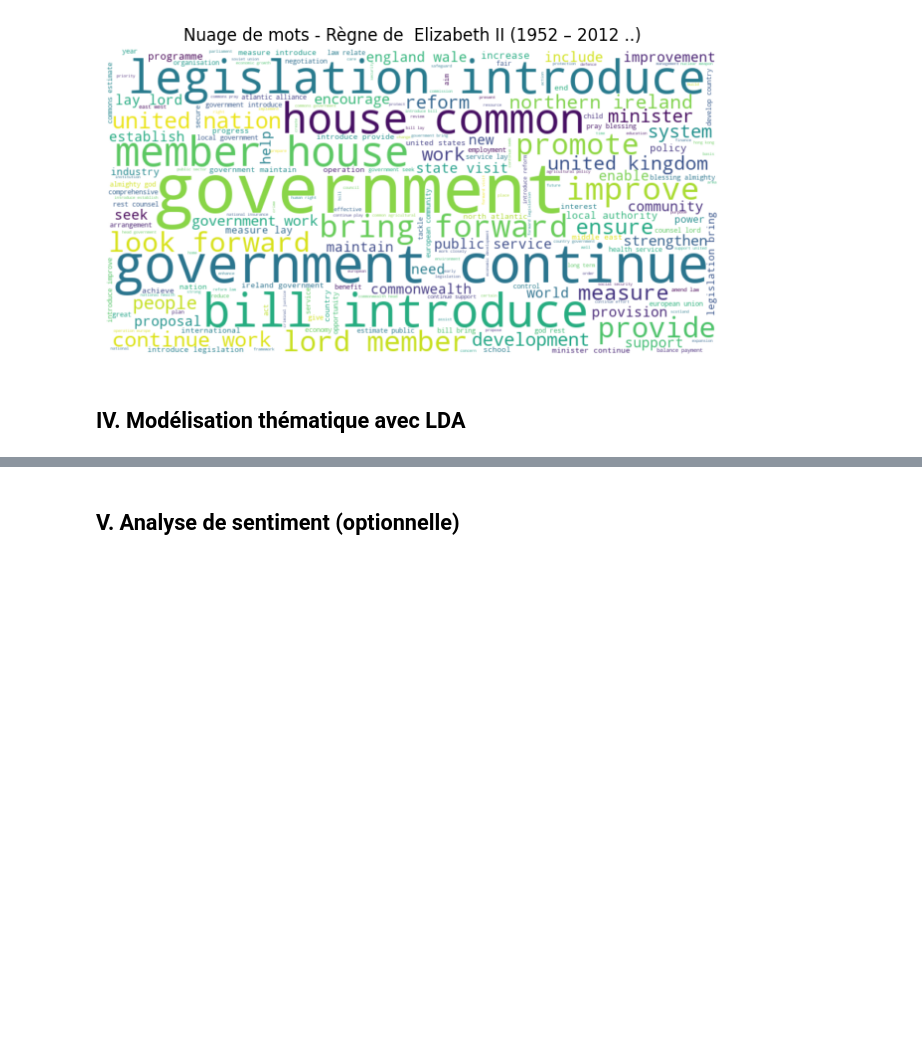
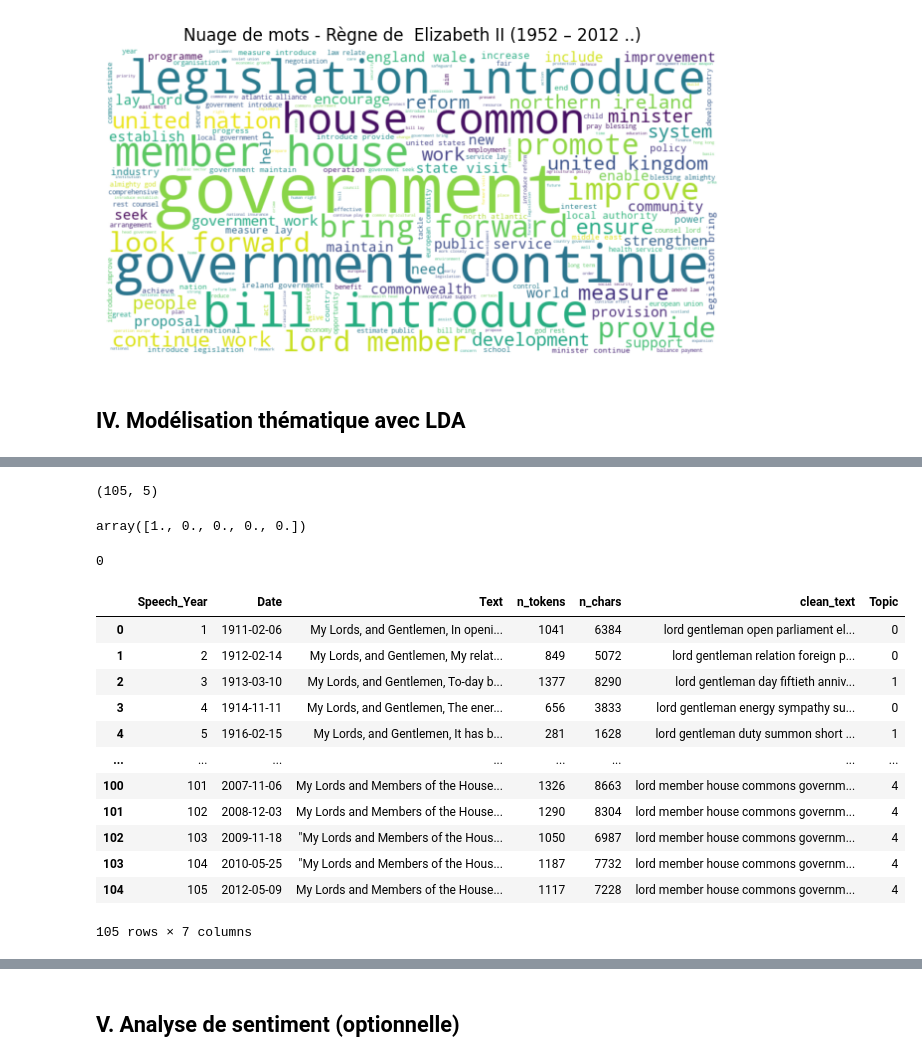
Before and after one commit to isabel6198/nlp_speech_throne, a Jupyter notebook: notebook/01_speech_throne.ipynb, the cells around one changed output, grey strips where cells are left out. Saved outputs shown, nothing was run; the diff lists cells and outputs as text; code cells hidden in the pictures; blank space fills up the shorter version.

```diff
--- a/notebook/01_speech_throne.ipynb
+++ b/notebook/01_speech_throne.ipynb
@@ -325,0 +449,13 @@ for idx, topic in enumerate(lda.components_):
+# %%
+topic_results = lda.transform(dtm)  #  nouvelle matrice de probabilités
+topic_results.shape  # dimensions nombre de documents et nombre de topics
+# %% [output]
+(105, 5)
+# %%
+topic_results[0].round(2) # probabilités d’appartenance du premier discours aux 5 topics
+# %% [output]
+array([1., 0., 0., 0., 0.])
+# %%
+topic_results[0].argmax() # topic le plus probable pour le premier discours
+# %% [output]
+0
@@ -325,0 +464,16 @@ for idx, topic in enumerate(lda.components_):
+# %%
+df
+# %% [output]
+|  | Speech_Year | Date | Text | n_tokens | n_chars | clean_text | Topic |
+| 0 | 1 | 1911-02-06 | My Lords, and Gentlemen, In openi... | 1041 | 6384 | lord gentleman open parliament el... | 0 |
+| 1 | 2 | 1912-02-14 | My Lords, and Gentlemen, My relat... | 849 | 5072 | lord gentleman relation foreign p... | 0 |
+| 2 | 3 | 1913-03-10 | My Lords, and Gentlemen, To-day b... | 1377 | 8290 | lord gentleman day fiftieth anniv... | 1 |
+| 3 | 4 | 1914-11-11 | My Lords, and Gentlemen, The ener... | 656 | 3833 | lord gentleman energy sympathy su... | 0 |
+| 4 | 5 | 1916-02-15 | My Lords, and Gentlemen, It has b... | 281 | 1628 | lord gentleman duty summon short ... | 1 |
+| ... | ... | ... | ... | ... | ... | ... | ... |
+| 100 | 101 | 2007-11-06 | My Lords and Members of the House... | 1326 | 8663 | lord member house commons governm... | 4 |
+| 101 | 102 | 2008-12-03 | My Lords and Members of the House... | 1290 | 8304 | lord member house commons governm... | 4 |
+| 102 | 103 | 2009-11-18 | "My Lords and Members of the Hous... | 1050 | 6987 | lord member house commons governm... | 4 |
+| 103 | 104 | 2010-05-25 | "My Lords and Members of the Hous... | 1187 | 7732 | lord member house commons governm... | 4 |
+| 104 | 105 | 2012-05-09 | My Lords and Members of the House... | 1117 | 7228 | lord member house commons governm... | 4 |
+105 rows × 7 columns
```
Also changed, not shown: parts of 33 cells of this notebook, 1 other file.
